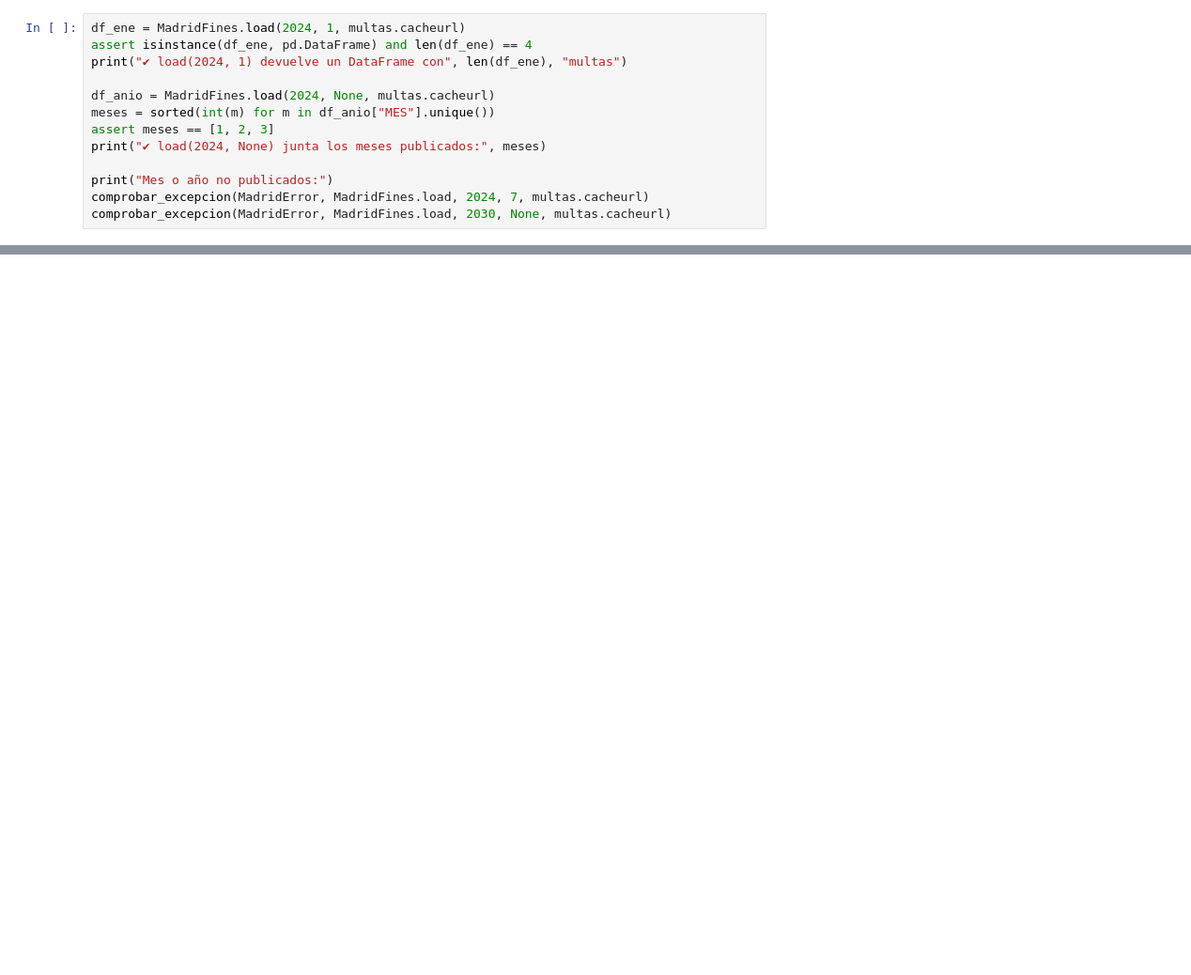
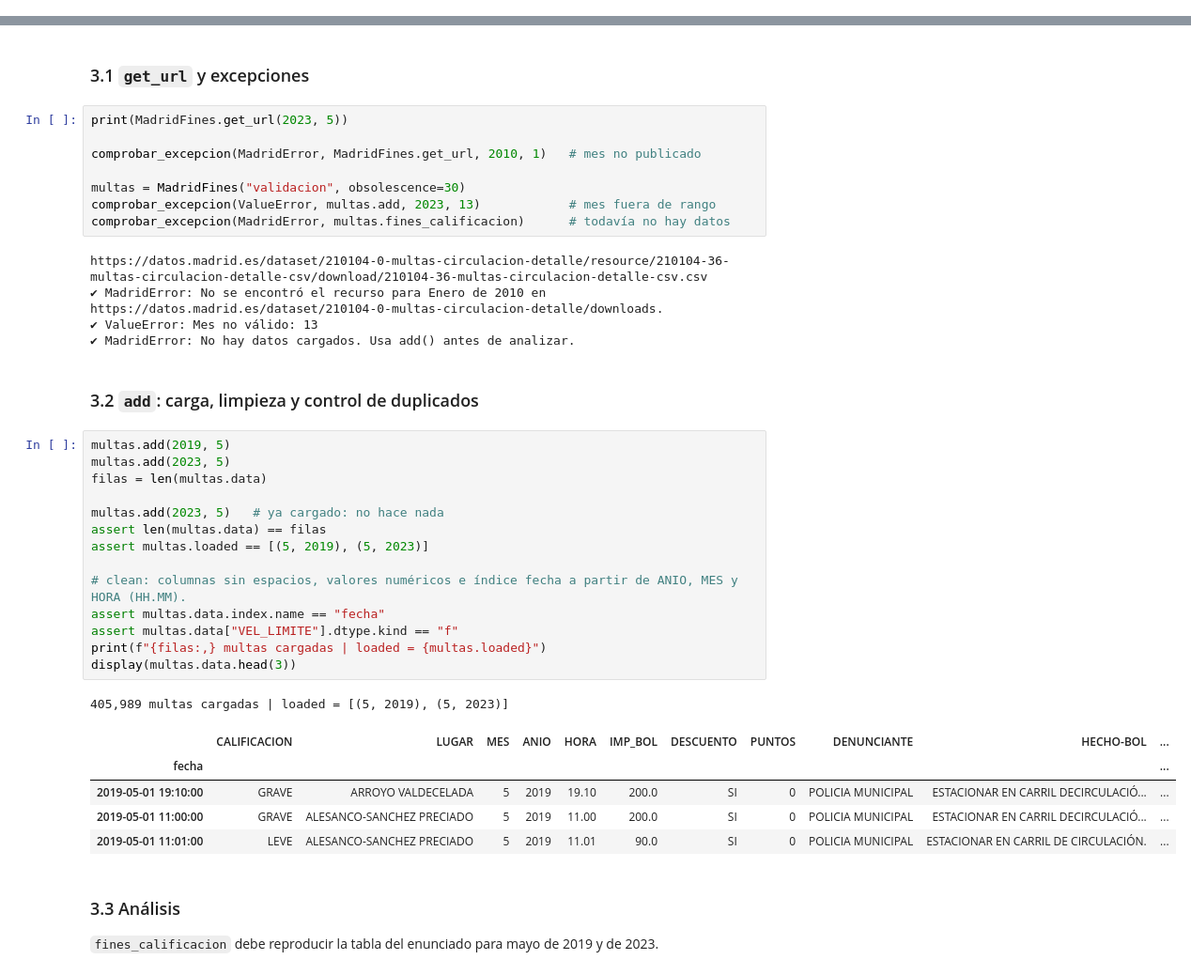
Before and after one commit to f-morera19/py-mad-datos, a Jupyter notebook: cuadernos/validacion_clases.ipynb, the cells around one changed output, grey strips where cells are left out. Shown at 94% size. Cells and saved outputs as stored; diff of their text form; blank space fills up the shorter version.

```diff
--- a/cuadernos/validacion_clases.ipynb
+++ b/cuadernos/validacion_clases.ipynb
@@ -458,13 +0,0 @@ print("✔ Variante COORDENADA_X / COORDENADA_Y correcta")
-# %%
-df_ene = MadridFines.load(2024, 1, multas.cacheurl)
-assert isinstance(df_ene, pd.DataFrame) and len(df_ene) == 4
-print("✔ load(2024, 1) devuelve un DataFrame con", len(df_ene), "multas")
-
-df_anio = MadridFines.load(2024, None, multas.cacheurl)
-meses = sorted(int(m) for m in df_anio["MES"].unique())
-assert meses == [1, 2, 3]
-print("✔ load(2024, None) junta los meses publicados:", meses)
-
-print("Mes o año no publicados:")
-comprobar_excepcion(MadridError, MadridFines.load, 2024, 7, multas.cacheurl)
-comprobar_excepcion(MadridError, MadridFines.load, 2030, None, multas.cacheurl)
@@ -720,0 +121,42 @@ Carpeta temporal borrada: True
+# %% [markdown]
+### 3.1 `get_url` y excepciones
+# %%
+print(MadridFines.get_url(2023, 5))
+
+comprobar_excepcion(MadridError, MadridFines.get_url, 2010, 1)   # mes no publicado
+
+multas = MadridFines("validacion", obsolescence=30)
+comprobar_excepcion(ValueError, multas.add, 2023, 13)            # mes fuera de rango
+comprobar_excepcion(MadridError, multas.fines_calificacion)      # todavía no hay datos
+# %% [output]
+https://datos.madrid.es/dataset/210104-0-multas-circulacion-detalle/resource/210104-36-multas-circulacion-detalle-csv/download/210104-36-multas-circulacion-detalle-csv.csv
+✔ MadridError: No se encontró el recurso para Enero de 2010 en https://datos.madrid.es/dataset/210104-0-multas-circulacion-detalle/downloads.
+✔ ValueError: Mes no válido: 13
+✔ MadridError: No hay datos cargados. Usa add() antes de analizar.
+# %% [markdown]
+### 3.2 `add`: carga, limpieza y control de duplicados
+# %%
+multas.add(2019, 5)
+multas.add(2023, 5)
+filas = len(multas.data)
+
+multas.add(2023, 5)   # ya cargado: no hace nada
+assert len(multas.data) == filas
+assert multas.loaded == [(5, 2019), (5, 2023)]
+
+# clean: columnas sin espacios, valores numéricos e índice fecha a partir de ANIO, MES y HORA (HH.MM).
+assert multas.data.index.name == "fecha"
+assert multas.data["VEL_LIMITE"].dtype.kind == "f"
+print(f"{filas:,} multas cargadas | loaded = {multas.loaded}")
+display(multas.data.head(3))
+# %% [output]
+405,989 multas cargadas | loaded = [(5, 2019), (5, 2023)]
+|  | CALIFICACION | LUGAR | MES | ANIO | HORA | IMP_BOL | DESCUENTO | PUNTOS | DENUNCIANTE | HECHO-BOL | ... |
+| fecha |  |  |  |  |  |  |  |  |  |  | ... |
+| 2019-05-01 19:10:00 | GRAVE | ARROYO VALDECELADA | 5 | 2019 | 19.10 | 200.0 | SI | 0 | POLICIA MUNICIPAL | ESTACIONAR EN CARRIL DECIRCULACIÓ... | ... |
+| 2019-05-01 11:00:00 | GRAVE | ALESANCO-SANCHEZ PRECIADO | 5 | 2019 | 11.00 | 200.0 | SI | 0 | POLICIA MUNICIPAL | ESTACIONAR EN CARRIL DECIRCULACIÓ... | ... |
+| 2019-05-01 11:01:00 | LEVE | ALESANCO-SANCHEZ PRECIADO | 5 | 2019 | 11.01 | 90.0 | SI | 0 | POLICIA MUNICIPAL | ESTACIONAR EN CARRIL DE CIRCULACIÓN. | ... |
+# %% [markdown]
+### 3.3 Análisis
+
+`fines_calificacion` debe reproducir la tabla del enunciado para mayo de 2019 y de 2023.
```
Also changed, not shown: parts of 92 cells of this notebook.
